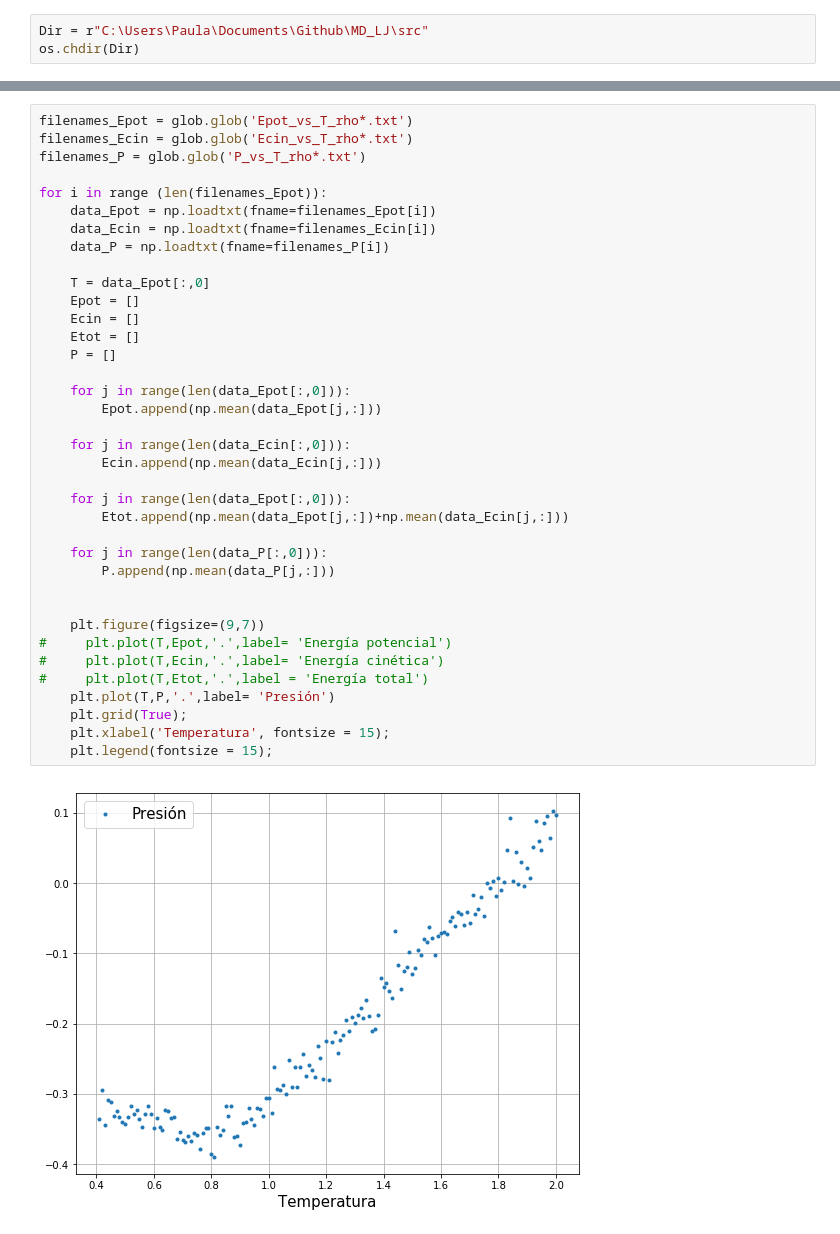
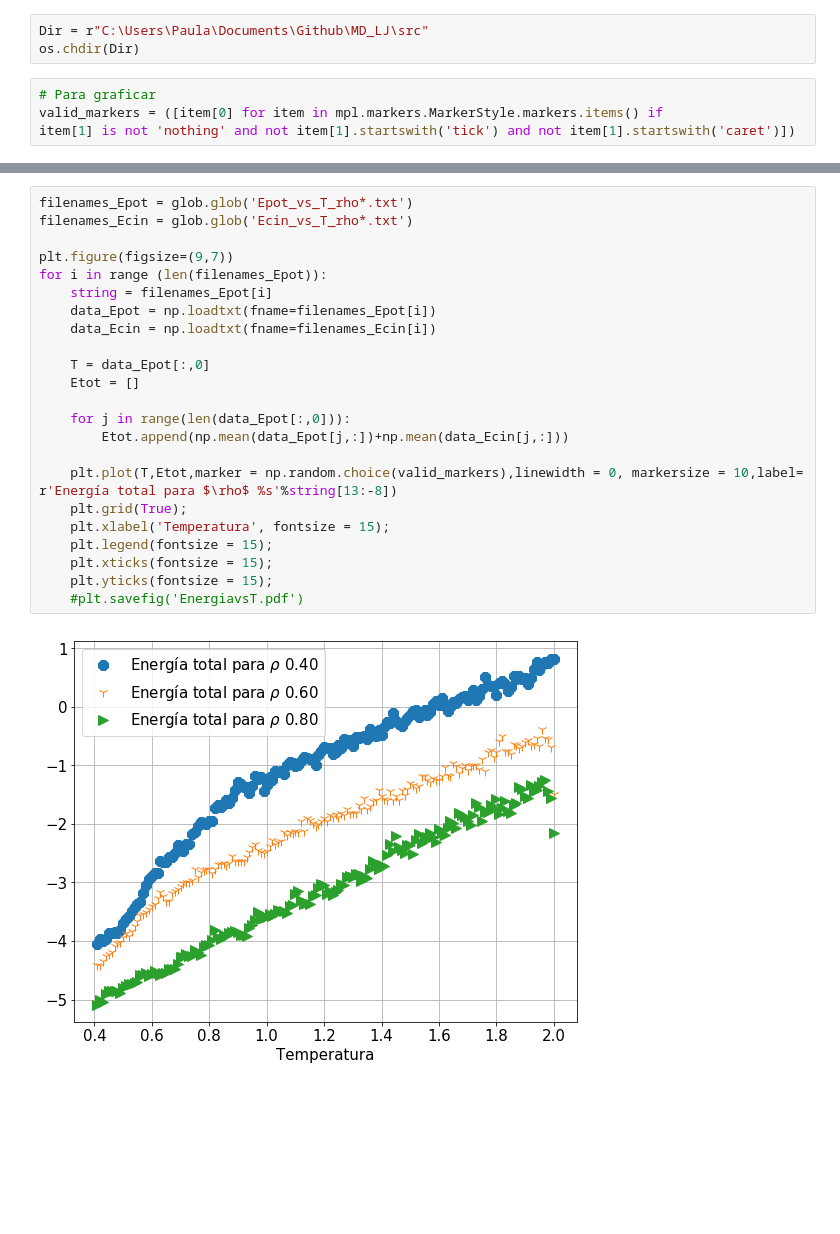
Before and after one commit to Igna11/MD_LJ, a Jupyter notebook: src/Energia y presion vs T.ipynb, the cells around one changed output, grey strips where cells are left out. Cells and saved outputs as stored; diff of their text form; blank space fills up the shorter version.

```diff
--- a/src/Energia y presion vs T.ipynb
+++ b/src/Energia y presion vs T.ipynb
@@ -6,3 +7,7 @@ import matplotlib.pyplot as plt
 # %%
 Dir = r"C:\Users\Paula\Documents\Github\MD_LJ\src"
 os.chdir(Dir)
+# %%
+# Para graficar
+valid_markers = ([item[0] for item in mpl.markers.MarkerStyle.markers.items() if
+item[1] is not 'nothing' and not item[1].startswith('tick') and not item[1].startswith('caret')])
@@ -9,39 +37,25 @@ os.chdir(Dir)
 # %%
 filenames_Epot = glob.glob('Epot_vs_T_rho*.txt')
 filenames_Ecin = glob.glob('Ecin_vs_T_rho*.txt')
-filenames_P = glob.glob('P_vs_T_rho*.txt')
 
+plt.figure(figsize=(9,7))
 for i in range (len(filenames_Epot)):
+    string = filenames_Epot[i]
     data_Epot = np.loadtxt(fname=filenames_Epot[i])
     data_Ecin = np.loadtxt(fname=filenames_Ecin[i])
-    data_P = np.loadtxt(fname=filenames_P[i])
 
     T = data_Epot[:,0]
-    Epot = []
-    Ecin = []
     Etot = []
-    P = []
-
-    for j in range(len(data_Epot[:,0])):
-        Epot.append(np.mean(data_Epot[j,:]))
-
-    for j in range(len(data_Ecin[:,0])):
-        Ecin.append(np.mean(data_Ecin[j,:]))
 
     for j in range(len(data_Epot[:,0])):
         Etot.append(np.mean(data_Epot[j,:])+np.mean(data_Ecin[j,:]))
 
-    for j in range(len(data_P[:,0])):
-        P.append(np.mean(data_P[j,:]))
-
-
-    plt.figure(figsize=(9,7))
-#     plt.plot(T,Epot,'.',label= 'Energía potencial')
-#     plt.plot(T,Ecin,'.',label= 'Energía cinética')
-#     plt.plot(T,Etot,'.',label = 'Energía total')
-    plt.plot(T,P,'.',label= 'Presión')
+    plt.plot(T,Etot,marker = np.random.choice(valid_markers),linewidth = 0, markersize = 10,label= r'Energía total para $\rho$ %s'%string[13:-8])
     plt.grid(True);
     plt.xlabel('Temperatura', fontsize = 15);
     plt.legend(fontsize = 15);
+    plt.xticks(fontsize = 15);
+    plt.yticks(fontsize = 15);
+    #plt.savefig('EnergiavsT.pdf')
 # %% [output]
-[figure, old version]
+[figure, new version]
```
Also changed, not shown: parts of 5 cells of this notebook, 3 other files.
